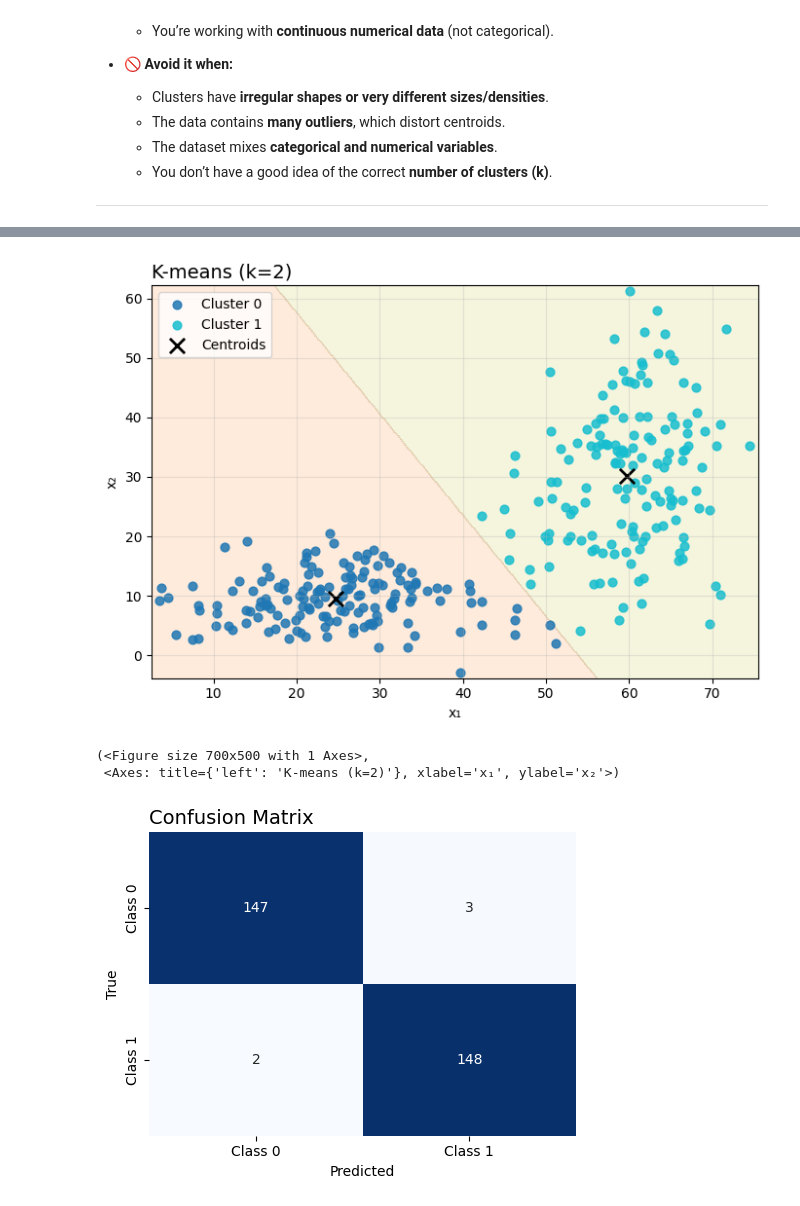
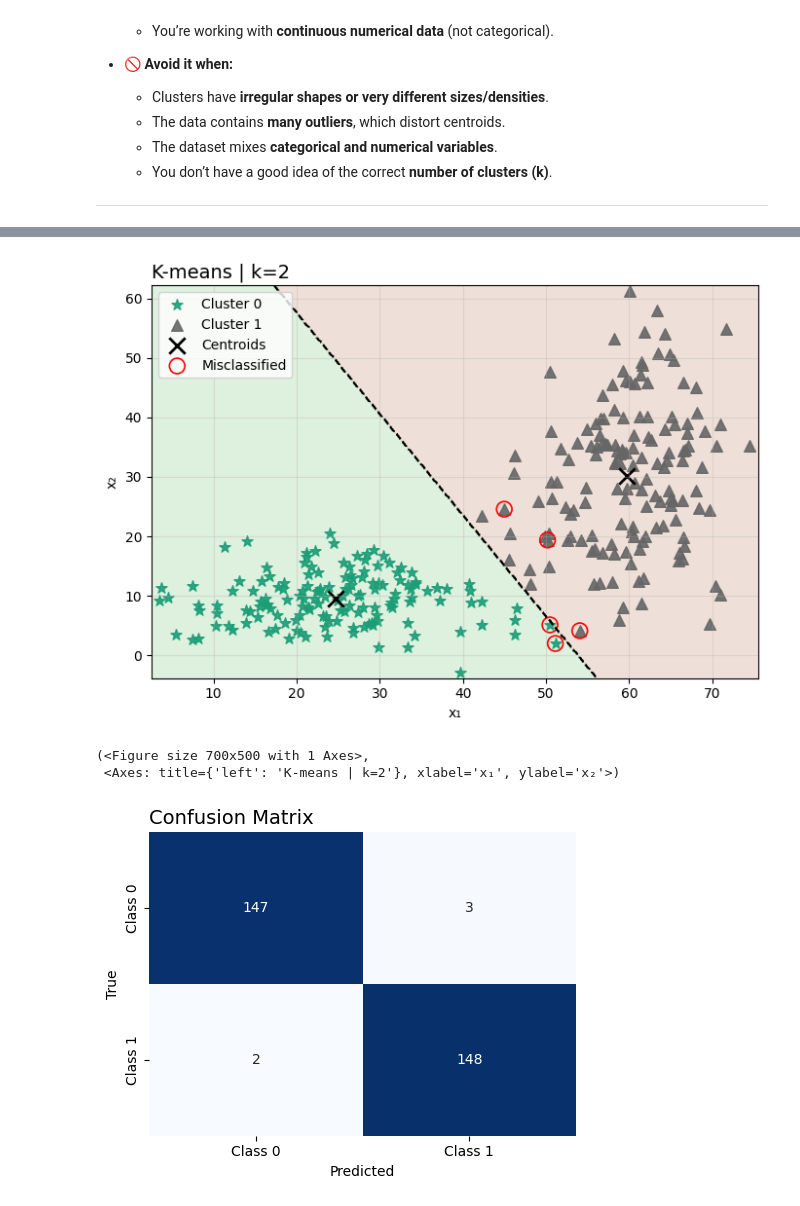
Before and after one commit to dantas-ds/ml-foundations-msc-ppgi, a Jupyter notebook: notebooks/10-kmeans.ipynb, the cells around one changed output, grey strips where cells are left out. Cells and saved outputs as stored; diff of their text form; code cells hidden in the pictures.

```diff
--- a/notebooks/10-kmeans.ipynb
+++ b/notebooks/10-kmeans.ipynb
@@ -31,15 +41,13 @@ from ml.viz import scatter_clusters, scatter_cm
 # %%
 X, y, meta = load_dataset("../data/data_bivariate_gaussian.npz")
 # %%
-seed = int((meta or {}).get("seed", 42))
-
-res = run_kmeans(X, y, params={"k": 2, "seed": seed})
+res = run_kmeans(X, y, params={"k": 2, "n_init": "auto", "max_iter": 300, "seed": 42})
 # %%
-scatter_clusters(X, res["y_pred"], res["model"], title="K-means (k=2)")
+plt_clusters(X, res["y_pred"], res["model"], y_true=y, title="K-means | k=2")
 # %% [output]
-[figure, old version]
+[figure, new version]
 (<Figure size 700x500 with 1 Axes>,
- <Axes: title={'left': 'K-means (k=2)'}, xlabel='x₁', ylabel='x₂'>)
+ <Axes: title={'left': 'K-means | k=2'}, xlabel='x₁', ylabel='x₂'>)
 # %%
 cm = res["metrics"]["confusion_matrix"]
 
```
Also changed, not shown: parts of 3 cells of this notebook, 15 other files.
